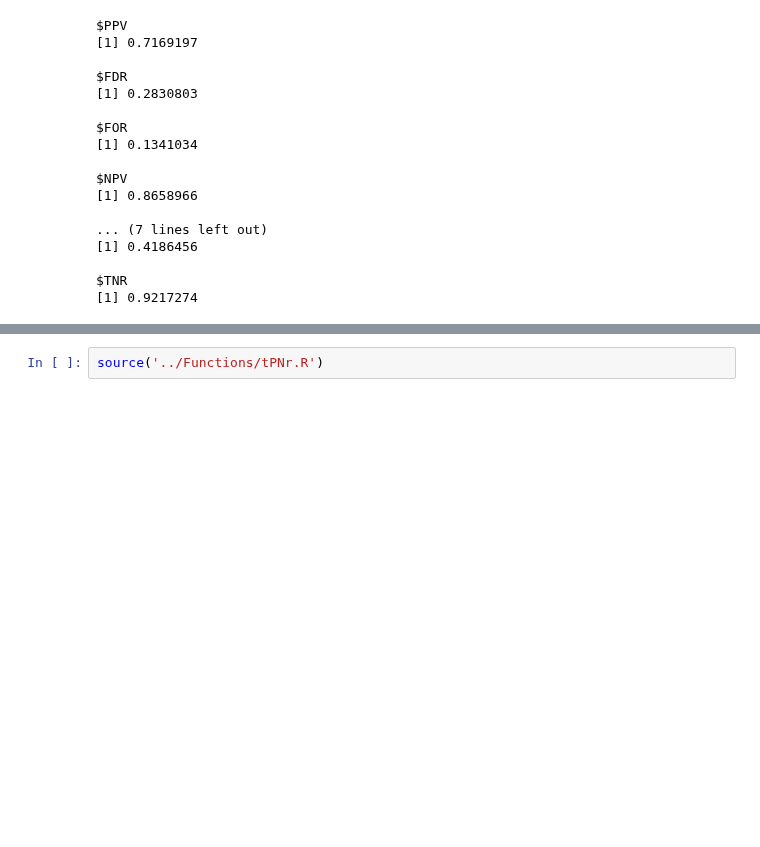
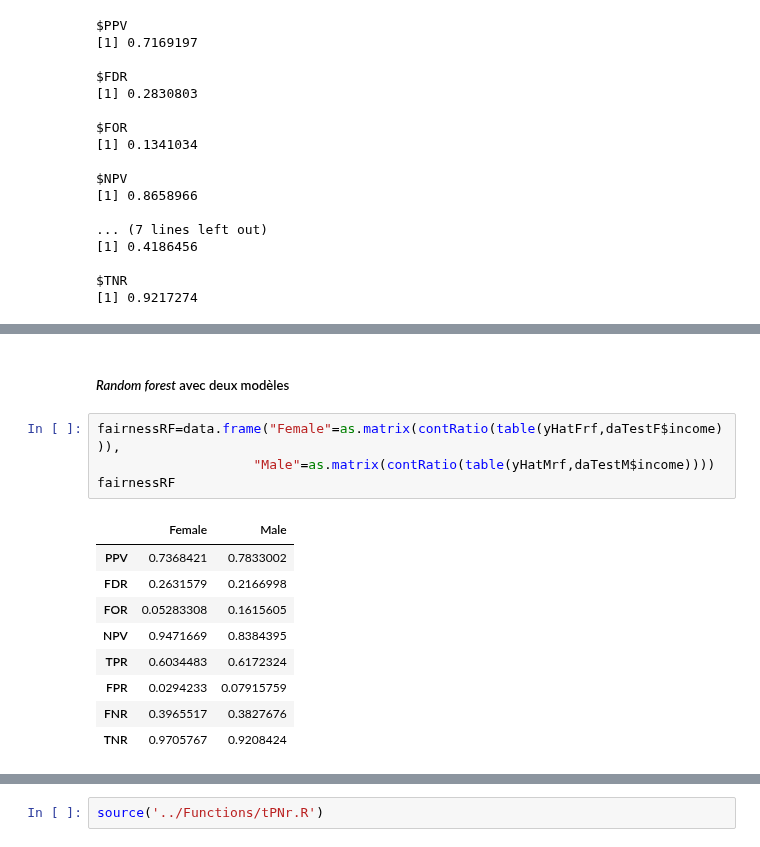
Before and after one commit to wikistat/Fair-ML-4-Ethical-AI, a Jupyter notebook: AdultCensus/AdultCensus-R-biasDetection.ipynb, the cells around one changed output, grey strips where cells are left out. Drawn from its saved outputs; the diff is of its cells as text; blank space fills up the shorter version.

```diff
--- a/AdultCensus/AdultCensus-R-biasDetection.ipynb
+++ b/AdultCensus/AdultCensus-R-biasDetection.ipynb
@@ -1312,0 +1334,16 @@ Elle fournit les estimations par intervalle de confiance des rapports des TPR et
+# %% [markdown]
+##### *Random forest* avec deux modèles
+# %%
+fairnessRF=data.frame("Female"=as.matrix(contRatio(table(yHatFrf,daTestF$income))),
+                    "Male"=as.matrix(contRatio(table(yHatMrf,daTestM$income))))
+fairnessRF
+# %% [output]
+|  | Female | Male |
+| PPV | 0.7368421 | 0.7833002 |
+| FDR | 0.2631579 | 0.2166998 |
+| FOR | 0.05283308 | 0.1615605 |
+| NPV | 0.9471669 | 0.8384395 |
+| TPR | 0.6034483 | 0.6172324 |
+| FPR | 0.0294233 | 0.07915759 |
+| FNR | 0.3965517 | 0.3827676 |
+| TNR | 0.9705767 | 0.9208424 |
```
Also changed, not shown: parts of 14 cells of this notebook, 1 other file.
